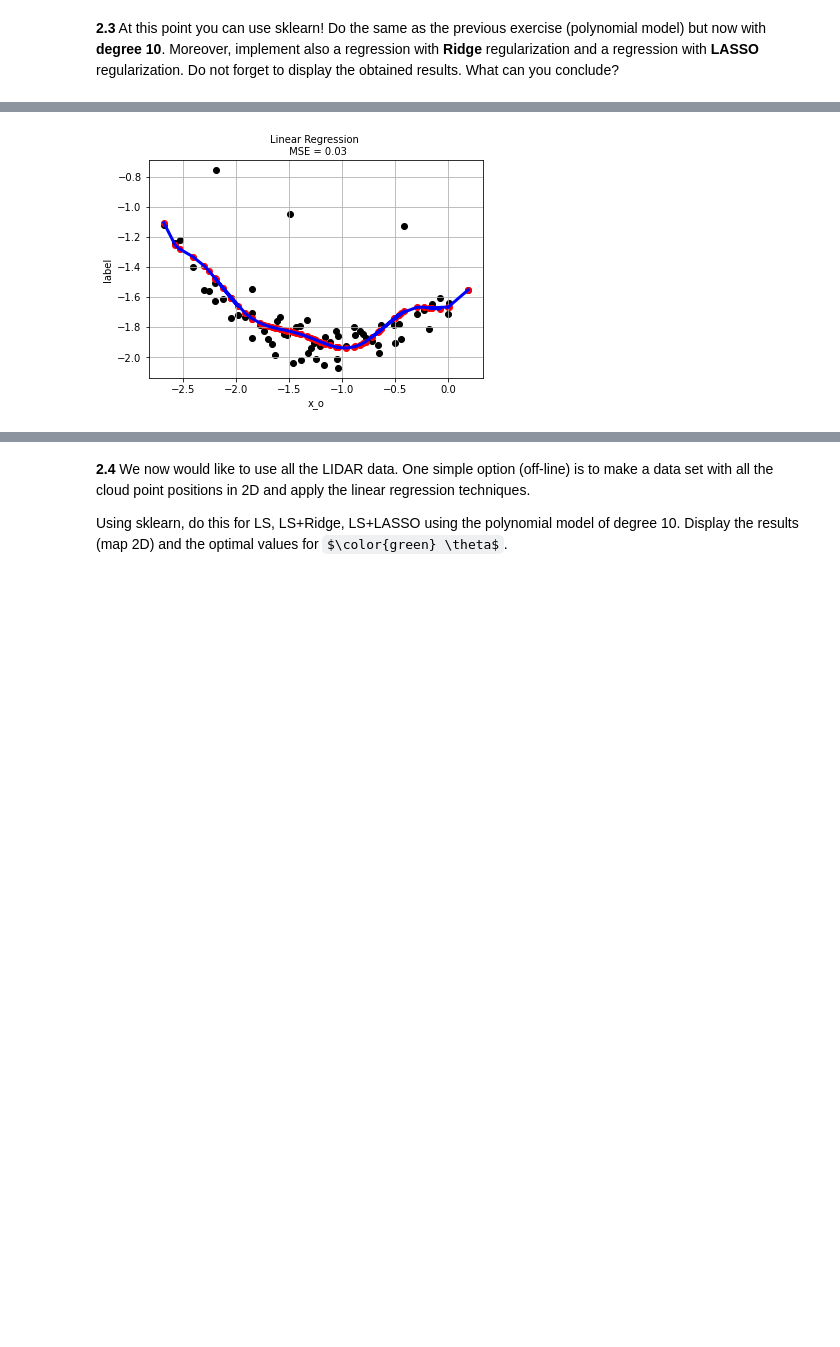
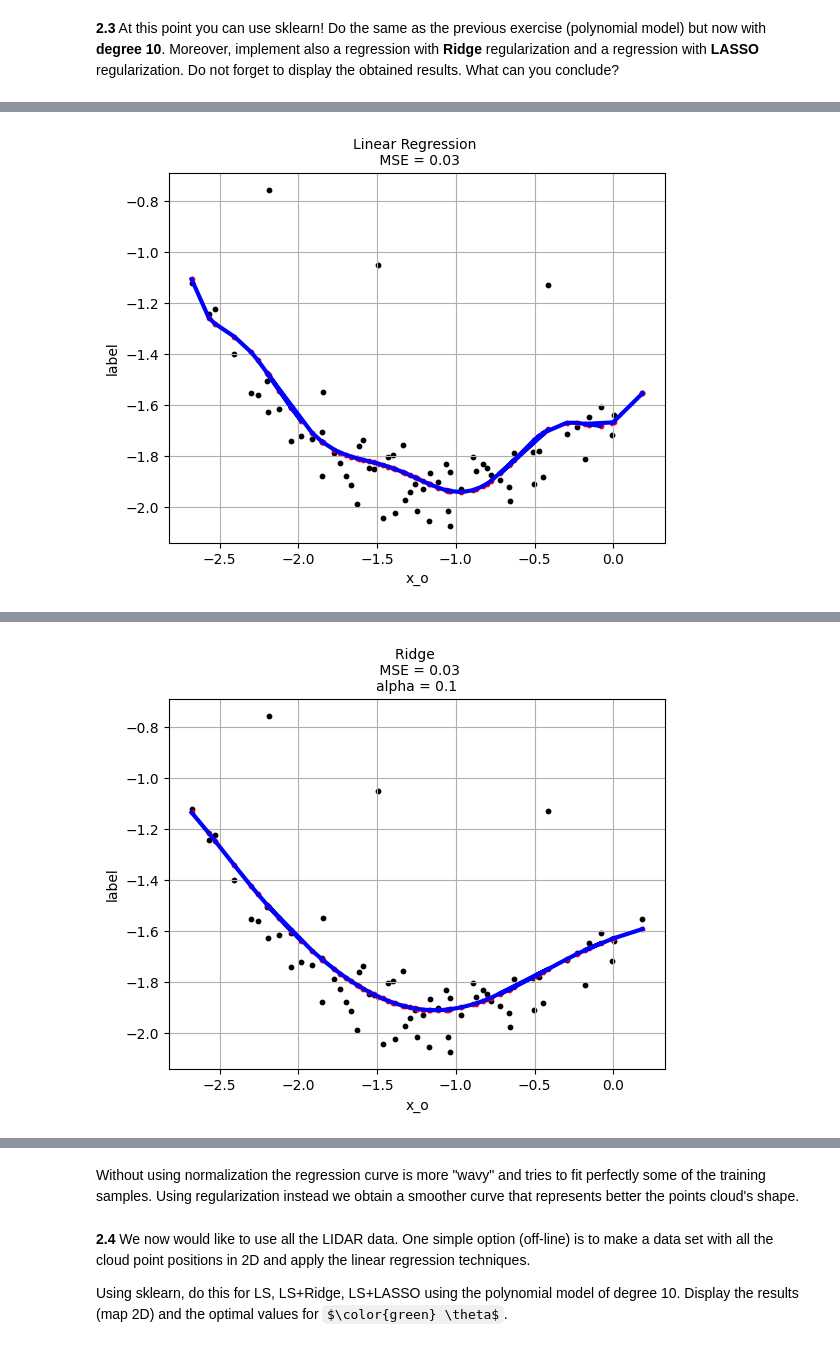
Before and after one commit to FilippoComastri/Project_ML1, a Jupyter notebook: ML_project1.ipynb, the cells around one changed output, grey strips where cells are left out. Drawn from its saved outputs; the diff is of its cells as text; code cells hidden in the pictures; some formulas as TeX source; blank space fills up the shorter version.

Commit message:
lasso,ridge and gradient descent

```diff
--- a/ML_project1.ipynb
+++ b/ML_project1.ipynb
@@ -202,10 +201,10 @@ def kf_update(X, P, Y, H, R):
 # time step
 h = 0.1
 
-# ini state (Position, Bias) = (0,20)
+# ini state (Position, Bias) = (0,0)
 
-X_x = np.array( [ [0.0] , [20.0]]  )
-X_y = np.array( [ [0.0] , [20.0]]  )
+X_x = np.array( [ [0.0] , [0.0]]  )
+X_y = np.array( [ [0.0] , [0.0]]  )
 
 # ini Covar : we start with a very high variance and during it the variance will converge to a lower value
 P_x = np.array( [ [ 999.0, 0.0 ] ,
@@ -227,10 +226,10 @@ H = np.array( [ [ 1.0, 0.0 ] ] )
 ## Ask for the noise
 
 # meas noise
-R = np.array([ [random.randint(0,10)] ] )
+R = np.array([ [1] ] )
 
 # process noise
-Q = np.array(np.eye(2) * 5 )
+Q = np.array(np.eye(2) * 1 )
 
 # every 5 iteration
 t_time = []
@@ -267,8 +266,6 @@ for t in arange(0, N_iter):
 
   U_x = np.array([ [vx[t]] ]) # put the input in the right variable
   U_y = np.array([ [vy[t]] ])
-
-  R = np.array([ [random.randint(0,10)] ] )
 
   (X_x, P_x) =  kf_predict(X_x, P_x, A, Q, B, U_x)
   (X_y, P_y) =  kf_predict(X_y, P_y, A, Q, B, U_y)
@@ -597,26 +593,31 @@ Intercept =  [-1.5888367]
 At this point you can use sklearn!
 Do the same as the previous exercise (polynomial model) but now with **degree 10**. Moreover, implement also a regression with **Ridge** regularization and a regression with **LASSO** regularization. Do not forget to display the obtained results. What can you conclude?
 # %%
-# To complete
-
 # Using sklearn
 from sklearn import linear_model
 from sklearn.metrics import mean_squared_error, r2_score
 from sklearn.preprocessing import PolynomialFeatures
+from sklearn.linear_model import Ridge, Lasso
+
+
 
 nb_degree=10
 polynomial_feats = PolynomialFeatures(degree=nb_degree)
 X_TRANSF = polynomial_feats.fit_transform(np.array(x_o).reshape(len(x_o),1))
+Y = np.array(y_o).reshape(len(y_o),1)
 
+# LINEAR REGRESSION
 model = linear_model.LinearRegression()
 model.fit(X_TRANSF[:,1:11], Y)
 Y_predict = model.predict(X_TRANSF[:,1:11])
-
+MSE = mean_squared_error(Y,Y_predict)
+print("===== LINEAR REGRESSION =====")
+print("MSE (Linear Regression Model):", MSE)
 print("Coef = ", model.coef_)
 print("Intercept = ", model.intercept_)
 
-plt.scatter(x_o, Y, color="black")
-plt.scatter(x_o,Y_predict,color="red")
+plt.scatter(x_o, Y, color="black",s=10)
+plt.scatter(x_o,Y_predict,color="red",s=10)
 plt.plot(x_o, Y_predict,  color="blue", linewidth=3)
 plt.grid()
 
@@ -625,4 +626,52 @@ plt.title("Linear Regression \n " + title, fontsize=10)
 plt.xlabel('x_o')
 plt.ylabel('label')
 plt.show()
+
+# Using Ridge
+alpha_ridge = 0.1
+model = Ridge(alpha_ridge)
+model.fit(X_TRANSF[:,1:11], Y)
+Y_predict = model.predict(X_TRANSF[:,1:11])
+MSE = mean_squared_error(Y,Y_predict)
+
+print("===== RIDGE =====")
+print("MSE (Ridge Model):",MSE)
+print("Coef = ", model.coef_)
+print("Intercept = ", model.intercept_)
+
+plt.scatter(x_o, Y, color="black",s=10)
+plt.scatter(x_o,Y_predict,color="red",s=10)
+plt.plot(x_o, Y_predict,  color="blue", linewidth=3)
+plt.grid()
+
+title = 'MSE = {}\n'.format(round(MSE,2))
+alpha = 'alpha = {}'.format(alpha_ridge)
+plt.title("Ridge \n " + title + alpha, fontsize=10)
+plt.xlabel('x_o')
+plt.ylabel('label')
+plt.show()
+
+# Using Lasso
+alpha_lasso = 0.001
+model = Lasso(alpha_lasso)
+model.fit(X_TRANSF[:,1:11], Y)
+Y_predict = model.predict(X_TRANSF[:,1:11])
+MSE = mean_squared_error(Y,Y_predict)
+
+print("===== LASSO =====")
+print("MSE (Lasso Model):", MSE)
+print("Coef = ", model.coef_)
+print("Intercept = ", model.intercept_)
+
+plt.scatter(x_o, Y, color="black",s=10)
+plt.scatter(x_o,Y_predict,color="red",s=10)
+plt.plot(x_o, Y_predict,  color="blue", linewidth=3)
+plt.grid()
+
+title = 'MSE = {}\n'.format(round(MSE,2))
+alpha = 'Alpha = {}'.format(alpha_lasso)
+plt.title("Lasso \n " + title + alpha, fontsize=10)
+plt.xlabel('x_o')
+plt.ylabel('label')
+plt.show()
 # %% [output]
@@ -632 +683 @@ Intercept =  [-1.66704149]
-[figure, old version]
+[figure, new version]
@@ -632,0 +689 @@ Intercept =  [-1.66704149]
+[figure, added]
@@ -633,3 +697,5 @@ Intercept =  [-1.66704149]
+# %% [markdown]
+Without using normalization the regression curve is more "wavy" and tries to fit perfectly some of the training samples. Using regularization instead we obtain a smoother curve that represents better the points cloud's shape.
 # %% [markdown]
 **2.4**
 We now would like to use all the LIDAR data. One simple option (off-line) is to make a data set with all the cloud point positions in 2D and apply the linear regression techniques.
```
Also changed, not shown: parts of 13 cells of this notebook, 1 other file.
